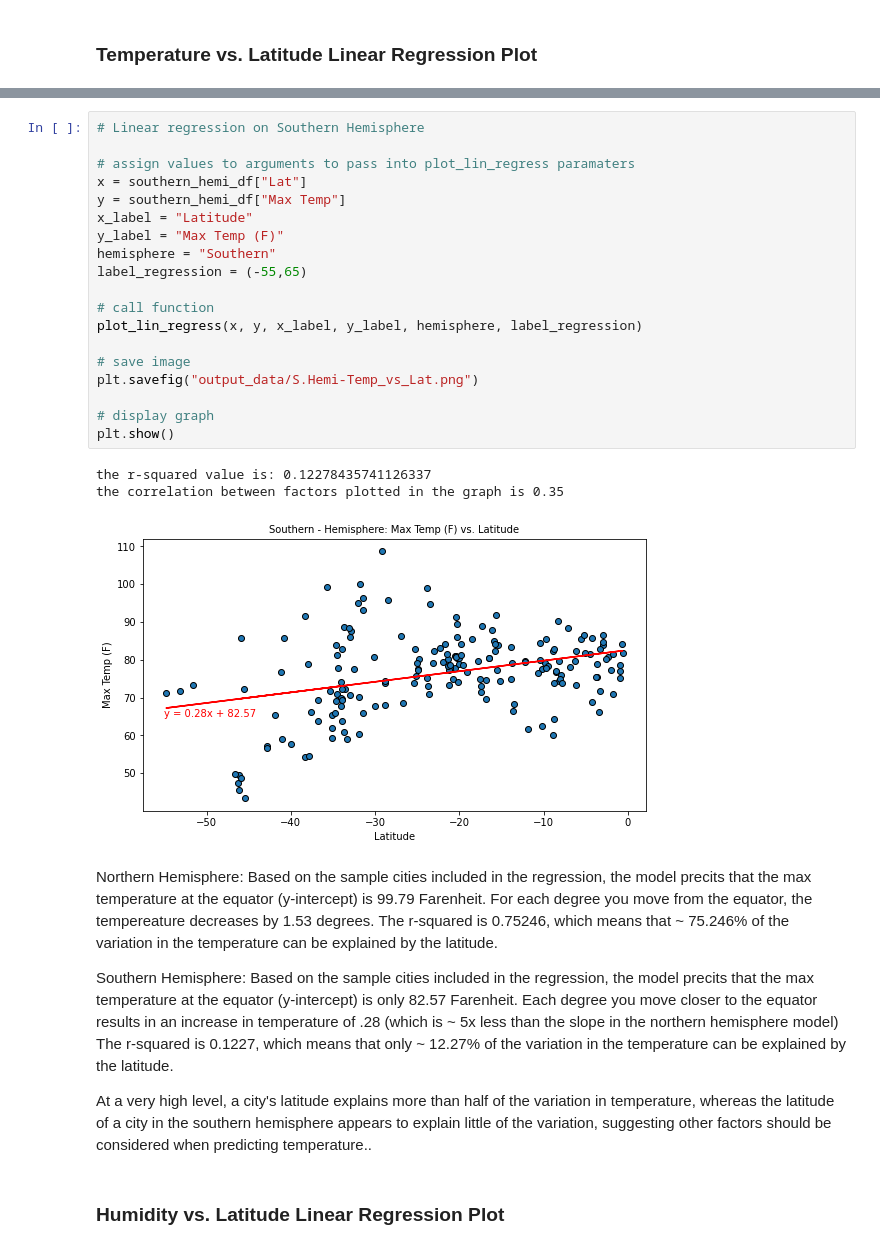
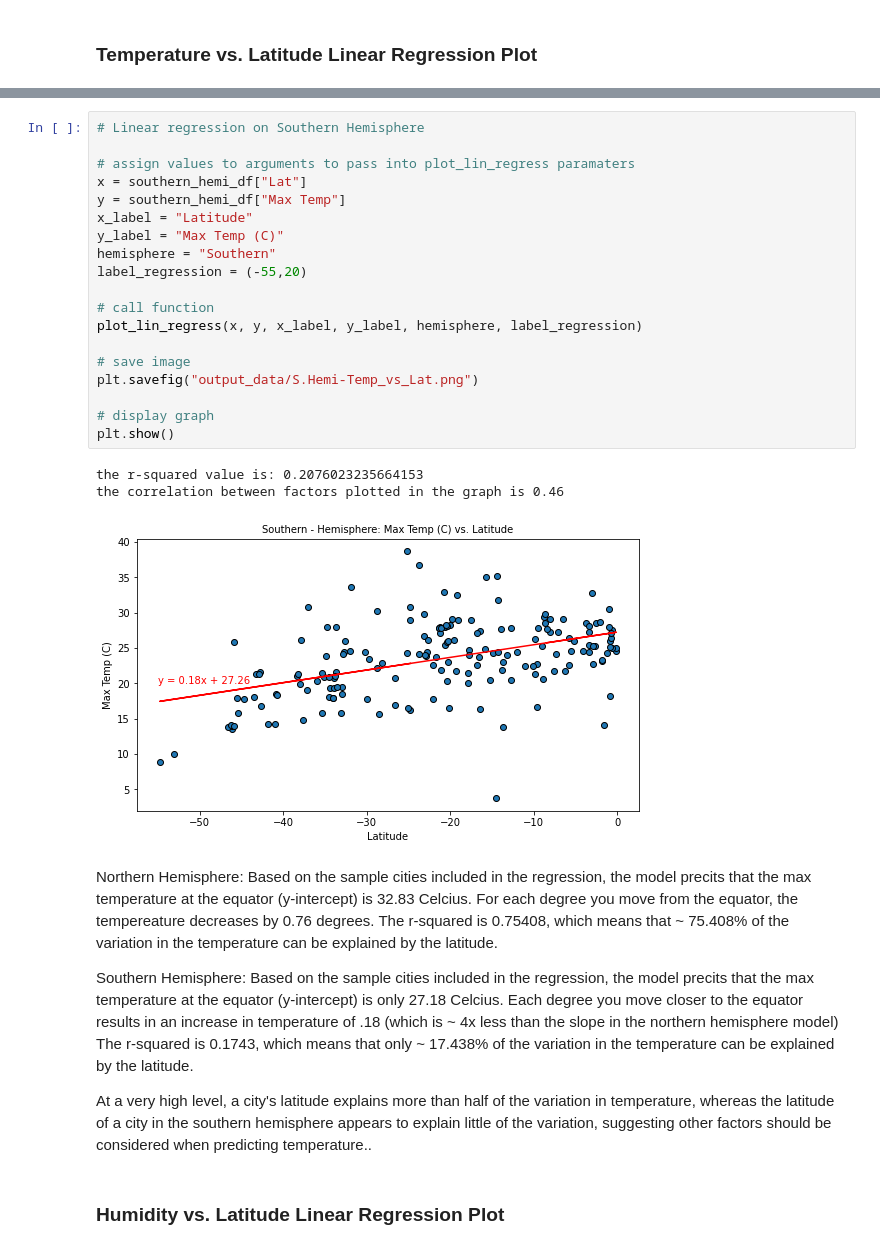
Before and after one commit to ericabgraboyes/api-challenge, a Jupyter notebook: WeatherPy.ipynb, the cells around one changed output, grey strips where cells are left out. Cells and saved outputs as stored; diff of their text form.

```diff
--- a/WeatherPy.ipynb
+++ b/WeatherPy.ipynb
@@ -491,32 +491,32 @@ the correlation between factors plotted in the graph is -0.87
 # %%
 # Linear regression on Southern Hemisphere
 
 # assign values to arguments to pass into plot_lin_regress paramaters
 x = southern_hemi_df["Lat"]
 y = southern_hemi_df["Max Temp"]
 x_label = "Latitude"
-y_label = "Max Temp (F)"
+y_label = "Max Temp (C)"
 hemisphere = "Southern"
-label_regression = (-55,65)
+label_regression = (-55,20)
 
 # call function
 plot_lin_regress(x, y, x_label, y_label, hemisphere, label_regression)
 
 # save image
 plt.savefig("output_data/S.Hemi-Temp_vs_Lat.png")
 
 # display graph
 plt.show()
 # %% [output]
-the r-squared value is: 0.12278435741126337
-the correlation between factors plotted in the graph is 0.35
+the r-squared value is: 0.2076023235664153
+the correlation between factors plotted in the graph is 0.46
-[figure, old version]
+[figure, new version]
 # %% [markdown]
-Northern Hemisphere: Based on the sample cities included in the regression, the model precits that the max temperature at the equator (y-intercept) is 99.79 Farenheit.  For each degree you move from the equator, the tempereature decreases by 1.53 degrees.
-The r-squared is 0.75246, which means that ~ 75.246% of the variation in the temperature can be explained by the latitude.
+Northern Hemisphere: Based on the sample cities included in the regression, the model precits that the max temperature at the equator (y-intercept) is 32.83 Celcius.  For each degree you move from the equator, the tempereature decreases by 0.76 degrees.
+The r-squared is 0.75408, which means that ~ 75.408% of the variation in the temperature can be explained by the latitude.
 
-Southern Hemisphere: Based on the sample cities included in the regression, the model precits that the max temperature at the equator (y-intercept) is only 82.57 Farenheit.  Each degree you move closer to the equator results in an increase in temperature of .28 (which is ~ 5x less than the slope in the northern hemisphere model)
-The r-squared is 0.1227, which means that only ~ 12.27% of the variation in the temperature can be explained by the latitude.
+Southern Hemisphere: Based on the sample cities included in the regression, the model precits that the max temperature at the equator (y-intercept) is only 27.18 Celcius.  Each degree you move closer to the equator results in an increase in temperature of .18 (which is ~ 4x less than the slope in the northern hemisphere model)
+The r-squared is 0.1743, which means that only ~ 17.438% of the variation in the temperature can be explained by the latitude.
 
 At a very high level, a city's latitude explains more than half of the variation in temperature, whereas the latitude of a city in the southern hemisphere appears to explain little of the variation, suggesting other factors should be considered when predicting temperature..
 # %% [markdown]
```
Also changed, not shown: parts of 21 cells of this notebook, 12 other files.
